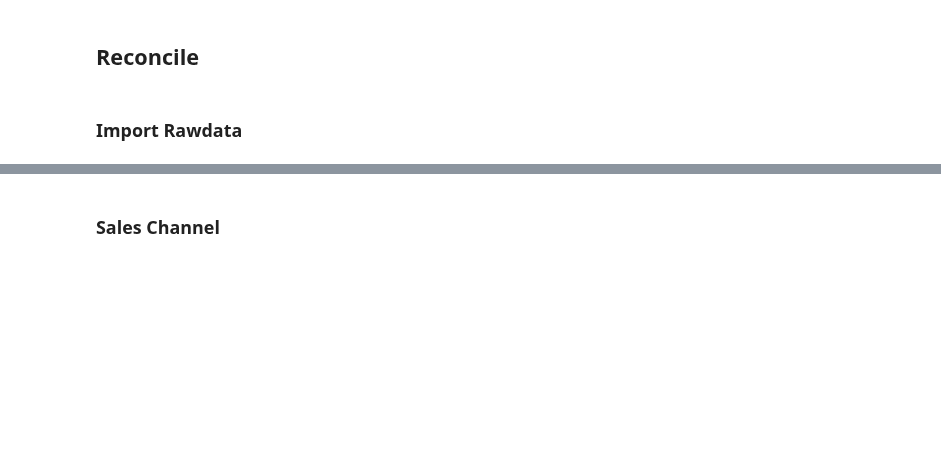
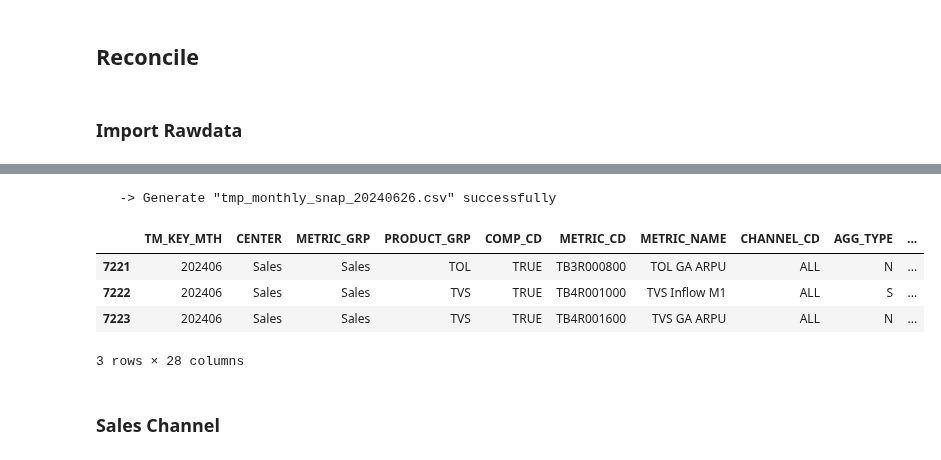
Before and after one commit to ruzlim/Jupyter, a Jupyter notebook: ETL/Monitoring/VINSIGHT-Data Monitoring.ipynb, the cells around one changed output, grey strips where cells are left out. Cells and saved outputs as stored; diff of their text form; code cells hidden in the pictures; blank space fills up the shorter version.

```diff
--- a/ETL/Monitoring/VINSIGHT-Data Monitoring.ipynb
+++ b/ETL/Monitoring/VINSIGHT-Data Monitoring.ipynb
@@ -246,2 +195,25 @@ raw_df : 7272 rows, 22 columns
+# %%
+''' Add columns '''
+tmp_df = raw_df
+tmp_df['TMP_CD'] = tmp_df['METRIC_CD'].replace(r'AA$|AB$|AC$|AD$|AE$|AF$|AG$|AH$|AI$|AJ$|AK$', '', regex=True)
+tmp_df['TMP_NAME'] = tmp_df['METRIC_NAME'].replace(r' : Account Executive| : B2B| : Branded Retail| : Contact Center| : Direct Sales| : Key Account| : Modern Trade| : Others| : Own Digital| : Retail Sales| : Wholesales', '', regex=True)
+tmp_df['MY_GROUP'] = tmp_df.apply(lambda x: fn.my_metric_group(str(x['METRIC_GRP']), str(x['METRIC_CD']), str(x['METRIC_NAME'])), axis=1)
+tmp_df['MAIN_FLAG'] = np.where((tmp_df['METRIC_CD'].str.contains('[0-9]C$|[0-9]H$|[0-9]MCOM$|[0-9]CUS$')) | (tmp_df['METRIC_NAME'].str.contains('New Revenue|Existing Revenue')), 'N', 'Y')
+tmp_df['GEO_FLAG'] = np.where((tmp_df['METRIC_CD'].str.contains('GEO$')) | (tmp_df['METRIC_NAME'].str.contains('\(Geo\)$')), 'Y', 'N')
+tmp_df['CDS_FLAG'] = np.where((tmp_df['METRIC_CD'].str.contains('^TB1R000109|^TB1S000109|^TB1R000106|^TB1S000106|^TB1S000102|^TB1S000103|^TB1S000104|^TB0R00010002|^TB2S000100|^TB1S000101|^TB3S000100|^TB3S000101|^TB3S000102|^TB3S000103|^TB3S000900|^TB3S000901|^TB3S000902|^TB4S000100|^TB4S000104|^TB4S001300|^TB0R00010001|^TB2R000500|^TB1R000900|^TB3R000600|^TB3R000601|^TB3R000602|^TB4R001000|^TB1R001000|^TB4S001400|^TB4R001700')) & (tmp_df['METRIC_CD'].str.contains('[0-9]$|[0-9]A[A-K]$')), 'Y', 'N')
+# tmp_df['CDS_FLAG'] = np.where(tmp_df['METRIC_CD'].isin(['TB1R000109', 'TB1S000109', 'TB1R000106', 'TB1S000106', 'TB1S000102', 'TB1S000103', 'TB1S000104', 'TB0R00010002', 'TB2S000100', 'TB1S000101', 'TB3S000100', 'TB3S000101', 'TB3S000102', 'TB3S000103', 'TB3S000900', 'TB3S000901', 'TB3S000902', 'TB4S000100', 'TB4S000104', 'TB4S001300', 'TB0R00010001', 'TB2R000500', 'TB1R000900', 'TB3R000600', 'TB3R000601', 'TB3R000602', 'TB4R001000', 'TB1R001000', 'TB4S001400', 'TB4R001700']), 'Y', 'N')
+
+''' Generate CSV file '''
+# tmp_df.to_csv(f'{op_dir}/tmp_{op_monthly_file}.csv', index=False, encoding='utf-8')
+# print(f'\n   -> Generate "tmp_{op_monthly_file}.csv" successfully')
+
+tmp_df.tail(3)
+# %% [output]
+   -> Generate "tmp_monthly_snap_20240626.csv" successfully
+|  | TM_KEY_MTH | CENTER | METRIC_GRP | PRODUCT_GRP | COMP_CD | METRIC_CD | METRIC_NAME | CHANNEL_CD | AGG_TYPE | ... |
+| 7221 | 202406 | Sales | Sales | TOL | TRUE | TB3R000800 | TOL GA ARPU | ALL | N | ... |
+| 7222 | 202406 | Sales | Sales | TVS | TRUE | TB4R001000 | TVS Inflow M1 | ALL | S | ... |
+| 7223 | 202406 | Sales | Sales | TVS | TRUE | TB4R001600 | TVS GA ARPU | ALL | N | ... |
+3 rows × 28 columns
 # %% [markdown]
 ### Sales Channel
```
Also changed, not shown: parts of 8 cells of this notebook, 1 other file.
